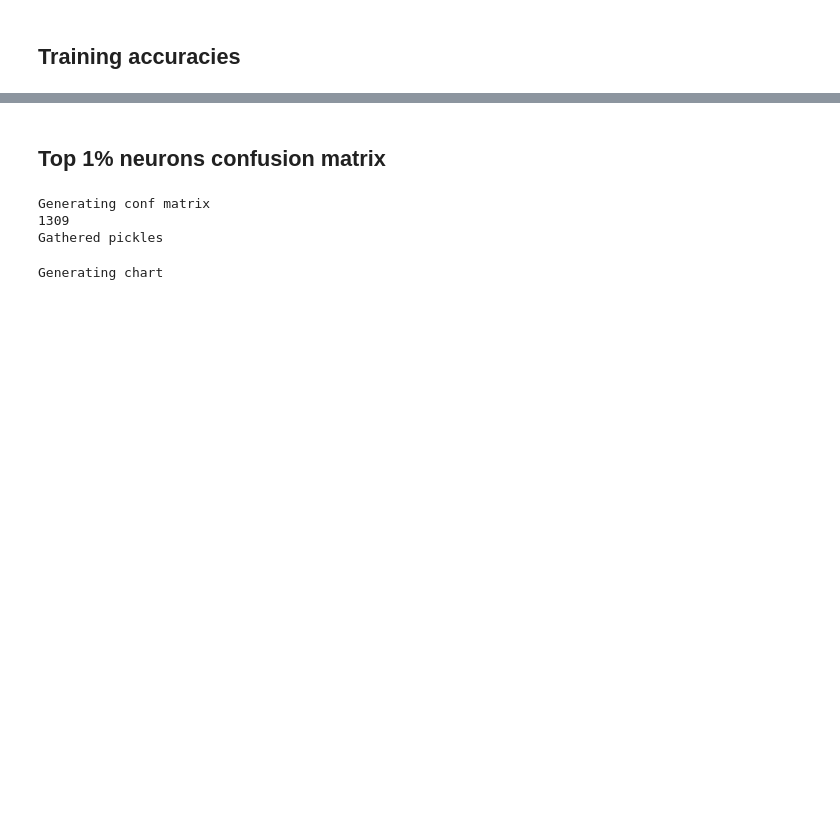
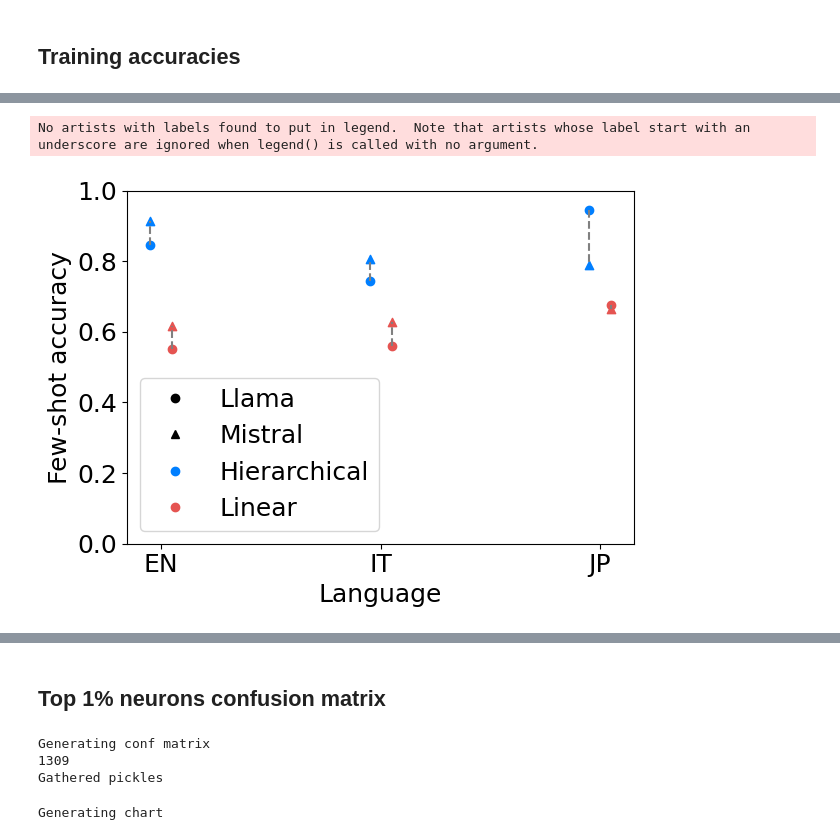
Before and after one commit to arunasank/disjoint-processing-llms, a Jupyter notebook: mistral/atp/attr-patching-charts.ipynb, the cells around one changed output, grey strips where cells are left out. Saved outputs shown, nothing was run; the diff lists cells and outputs as text; code cells hidden in the pictures; blank space fills up the shorter version.

```diff
--- a/mistral/atp/attr-patching-charts.ipynb
+++ b/mistral/atp/attr-patching-charts.ipynb
@@ -50 +159,44 @@ new_names = {'en': 'EN declarative (P)',
+# %%
+import matplotlib.pyplot as plt
+
+plt.rcParams.update({'font.size': 18})
+# Plot settings
+real_color = '#007FFF'  # Blue
+unreal_color = '#E55451'  # Red
+l_marker = 'o'
+m_marker = '^'
+
+# Create figure and axis
+fig, ax = plt.subplots()
+
+# Plot Llama data
+for i in range(len(l_reals_base)):
+    ax.scatter(i-0.05, l_reals_base[i], color=real_color, marker=l_marker)
+    ax.scatter(i-0.05, m_reals_base[i], color=real_color, marker=m_marker)
+    ax.scatter(i+0.05, l_unreals_base[i], color=unreal_color, marker=l_marker)
+    ax.scatter(i+0.05, m_unreals_base[i], color=unreal_color, marker=m_marker)
+    ax.plot([i-0.05, i-0.05], [l_reals_base[i], m_reals_base[i]], color='gray', linestyle='--')
+    ax.plot([i+0.05, i+0.05], [l_unreals_base[i], m_unreals_base[i]], color='gray', linestyle='--')
+
+# Add labels and legend
+ax.set_xlabel('Language')
+ax.set_ylabel('Few-shot accuracy')
+# ax.set_title('Real vs Unreal Accuracies for Llama and Mistral Models')
+ax.set_xticks(range(len(l_reals_base)), labels=['EN', 'IT', 'JP'])
+ax.legend()
+ax.set_ylim(0,1)
+
+llama_proxy = plt.Line2D([0], [0], linestyle='none', marker=l_marker, color='k', label='Llama')
+mistral_proxy = plt.Line2D([0], [0], linestyle='none', marker=m_marker, color='k', label='Mistral')
+real_proxy = plt.Line2D([0], [0], linestyle='none', marker='o', color=real_color, label='Hierarchical')
+unreal_proxy = plt.Line2D([0], [0], linestyle='none', marker='o', color=unreal_color, label='Linear')
+
+ax.legend(handles=[llama_proxy, mistral_proxy, real_proxy, unreal_proxy])
+plt.tight_layout()
+fig.savefig('few-shot-accuracy.png')
+# Show plot
+plt.show()
+# %% [output]
+No artists with labels found to put in legend.  Note that artists whose label start with an underscore are ignored when legend() is called with no argument.
+[figure, added]
 # %%
```
Also changed, not shown: parts of 36 cells of this notebook, 14 other files.
